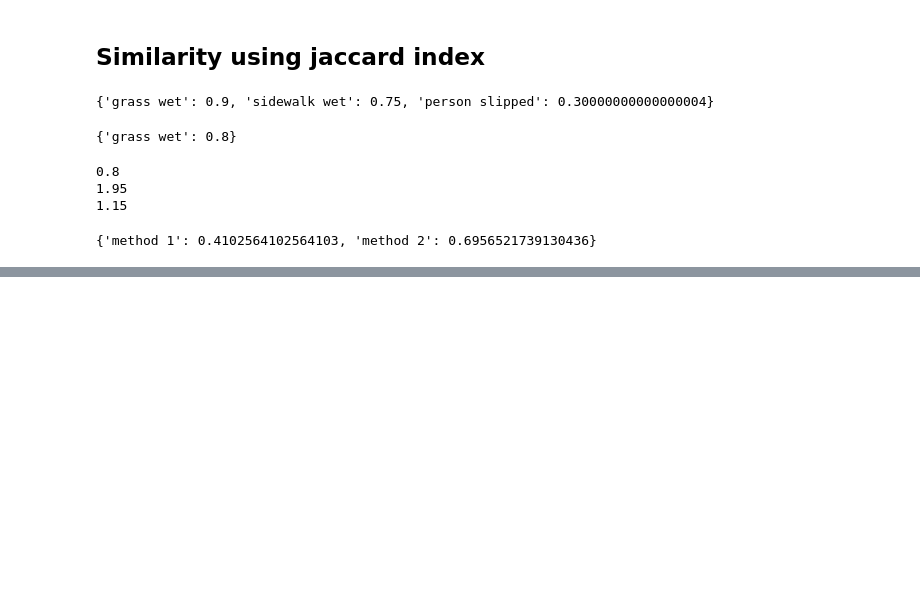
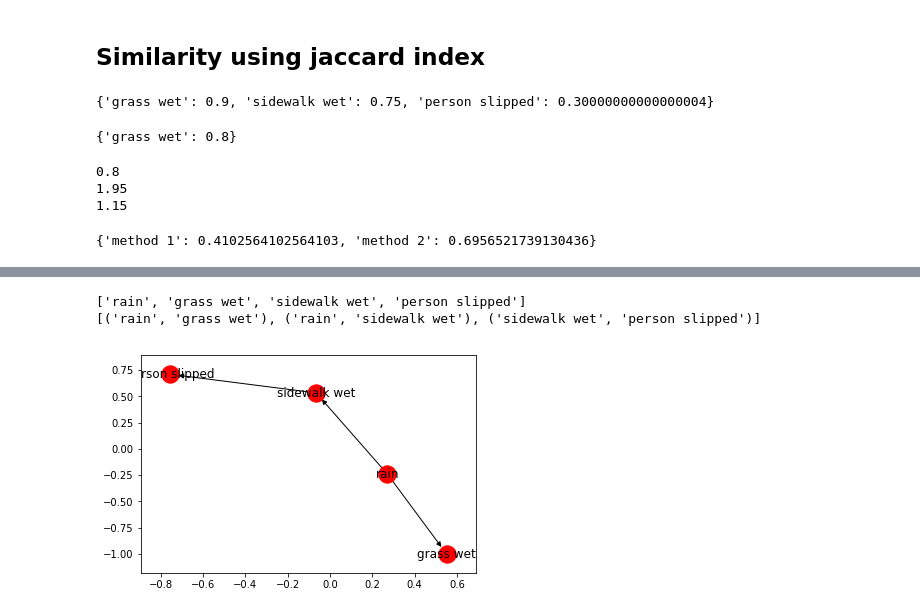
Before and after one commit to nico-espinosadice/abductive-theory, a Jupyter notebook: Meg tests!.ipynb, the cells around one changed output, grey strips where cells are left out. Saved outputs shown, nothing was run; the diff lists cells and outputs as text; code cells hidden in the pictures; blank space fills up the shorter version.

```diff
--- a/Meg tests!.ipynb
+++ b/Meg tests!.ipynb
@@ -140,0 +163,11 @@ calculate_similarity(DG, "rain", "sprinkler")
+# %%
+rain_childgraph = nx.DiGraph()
+rain_childgraph.add_node("rain")
+rain_childgraph = find_node_children_subgraph(DG, "rain", rain_childgraph)
+print(list(rain_childgraph.nodes))
+print(list(rain_childgraph.edges))
+nx.draw_networkx(rain_childgraph)
+# %% [output]
+['rain', 'grass wet', 'sidewalk wet', 'person slipped']
+[('rain', 'grass wet'), ('rain', 'sidewalk wet'), ('sidewalk wet', 'person slipped')]
+[figure, added]
```
Also changed, not shown: parts of 15 cells of this notebook.
